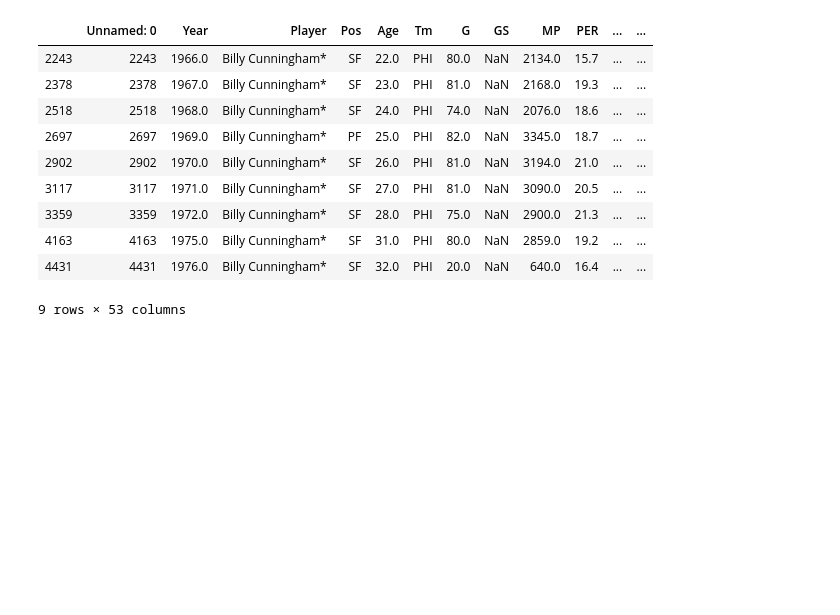
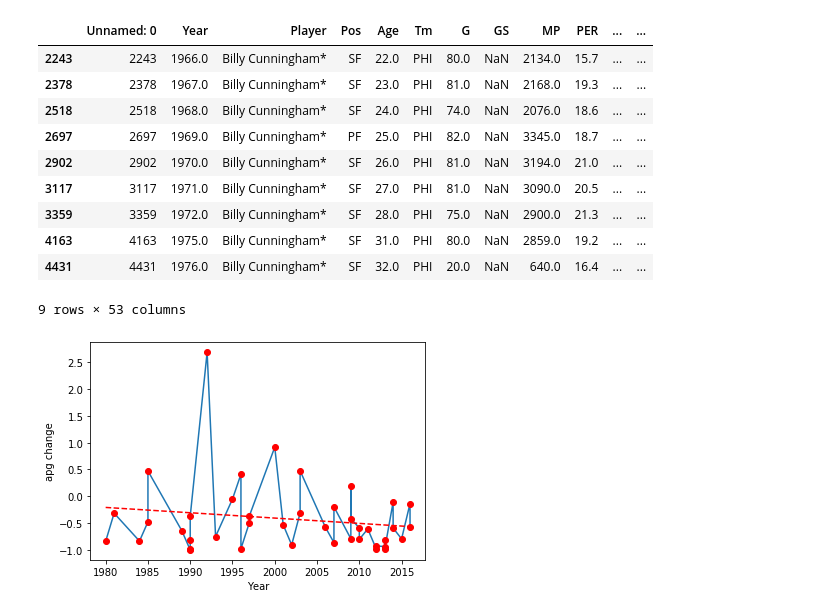
Before and after one commit to noogie13/nba-acl, a Jupyter notebook: analysis.ipynb, the cells around one changed output. Drawn from its saved outputs; the diff is of its cells as text; code cells hidden in the pictures; blank space fills up the shorter version.

Commit message:
Refactor, include plotting of APG and PPG change.

```diff
--- a/analysis.ipynb
+++ b/analysis.ipynb
@@ -17,3 +18,7 @@ player_list[0].statistics()
 | 4163 | 4163 | 1975.0 | Billy Cunningham* | SF | 31.0 | PHI | 80.0 | NaN | 2859.0 | 19.2 | ... | ... |
 | 4431 | 4431 | 1976.0 | Billy Cunningham* | SF | 32.0 | PHI | 20.0 | NaN | 640.0 | 16.4 | ... | ... |
 9 rows × 53 columns
+# %%
+plot_stat(player_list,apg)
+# %% [output]
+[figure, added]
```
Also changed, not shown: parts of 3 cells of this notebook.
